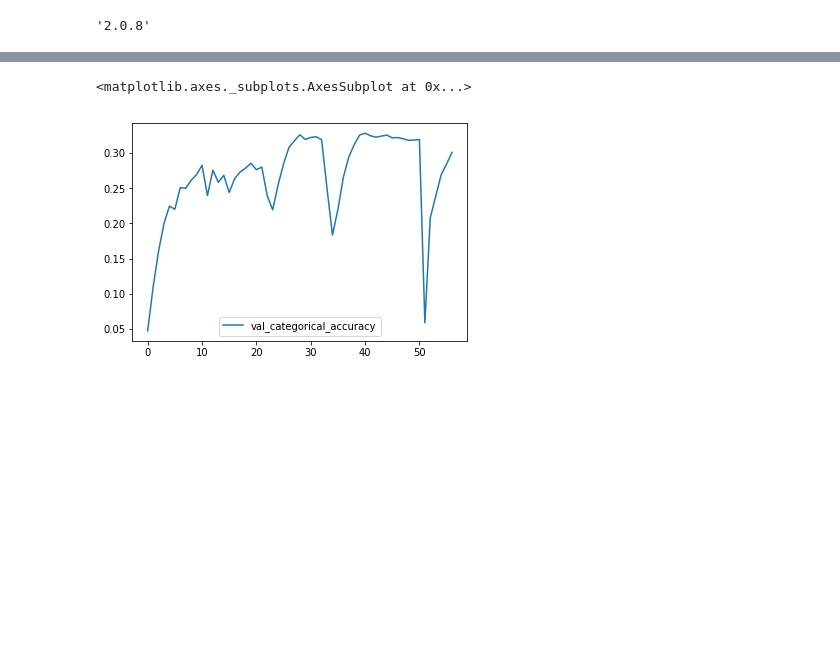
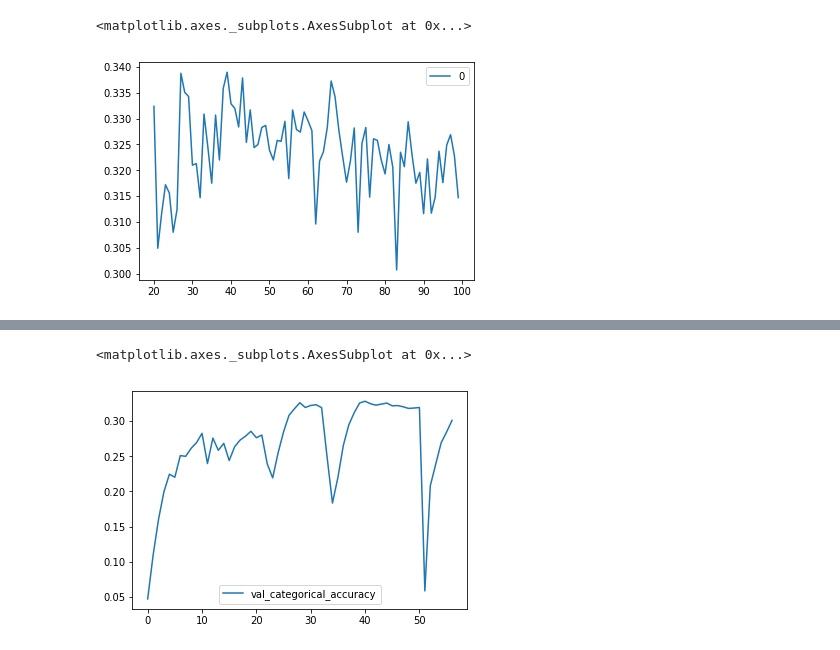
Before and after one commit to ifuding/TC, a Jupyter notebook: ZJC/Code/EmbAttrToImagFeaturesClean-Copy3.ipynb, the cells around one changed output, grey strips where cells are left out. Cells and saved outputs as stored; diff of their text form; code cells hidden in the pictures; blank space fills up the shorter version.

```diff
--- a/ZJC/Code/EmbAttrToImagFeaturesClean-Copy3.ipynb
+++ b/ZJC/Code/EmbAttrToImagFeaturesClean-Copy3.ipynb
@@ -52,8 +54,9 @@ def read_image(imag_path, image_id):
-# %%
-import keras
-keras.__version__
-# %% [output]
-'2.0.8'
+# %%
+log = pd.read_csv(path + '/log_clean', header = None)
+log[20:].plot()
+# %% [output]
+<matplotlib.axes._subplots.AxesSubplot at 0x...>
+[figure, added]
 # %%
 # train_data = pd.read_csv(path + '/DatasetA_train_20180813/train.txt', index_col = 'class_id',
 #                          sep = '\t', header = None, names = ['image_id', 'class_id'])
```
Also changed, not shown: parts of 3 cells of this notebook, 3 other files.
